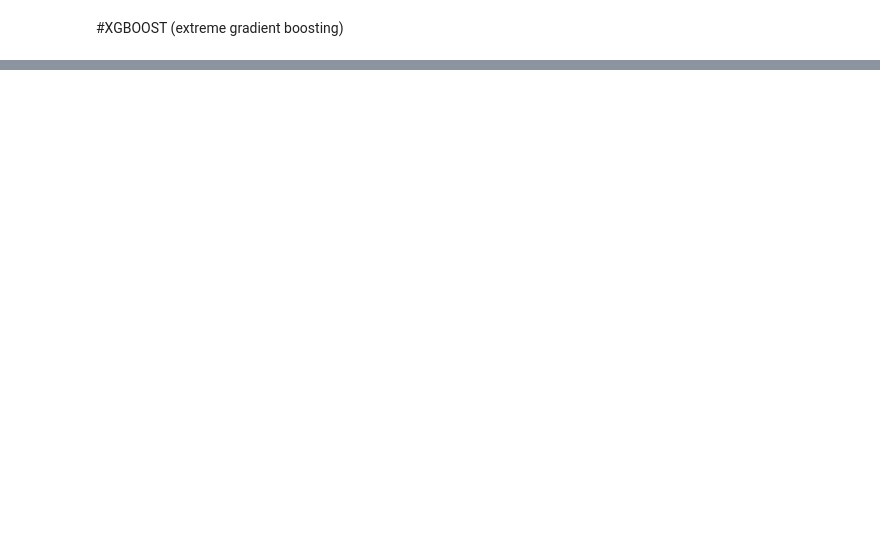
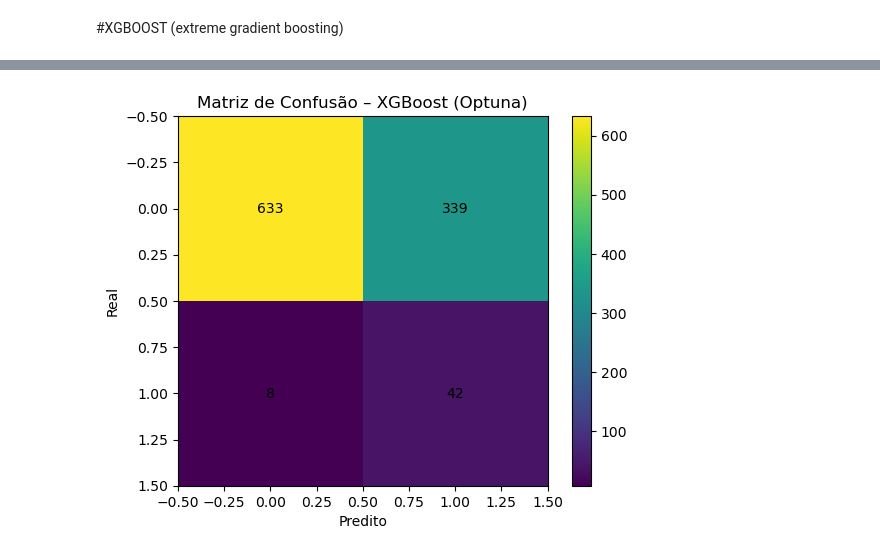
Before and after one commit to luiseduaardo/NeuroPrev, a Jupyter notebook: Stroke.ipynb, the cells around one changed output, grey strips where cells are left out. Saved outputs shown, nothing was run; the diff lists cells and outputs as text; code cells hidden in the pictures; blank space fills up the shorter version.

Commit message:
feat: Implementacao de optuna para buscar melhores hiperparametros no xgboost

```diff
--- a/Stroke.ipynb
+++ b/Stroke.ipynb
@@ -198,3 +208,5 @@ modelo_xgb = XGBClassifier(
     eval_metric='logloss',
     random_state=6
 )
+# %%
+modelo_xgb.fit(x_treino_blc, y_treino_blc)
@@ -200,0 +226,4 @@ modelo_xgb = XGBClassifier(
+# %%
+probas_xgb = modelo_xgb.predict_proba(x_teste)[:, 1]
+limiar = 0.09
+preds_xgb = (probas_xgb >= limiar).astype(int)
@@ -200,0 +406,7 @@ modelo_xgb = XGBClassifier(
+# %%
+#20 trials
+study = optuna.create_study(direction="maximize")
+study.optimize(objective, n_trials=20)
+
+print("Melhor recall:", study.best_value)
+study.best_params
@@ -200,0 +470,13 @@ modelo_xgb = XGBClassifier(
+# %%
+preds = modelo_final.predict(X_teste)
+probas = modelo_final.predict_proba(X_teste)[:, 1]
+
+print("Acurácia:", accuracy_score(y_teste, preds))
+print("Precisão (AVC):", precision_score(y_teste, preds))
+print("Recall (AVC):", recall_score(y_teste, preds))
+print("F1-score (AVC):", f1_score(y_teste, preds))
+print("ROC-AUC:", roc_auc_score(y_teste, probas))
+print("PR-AUC:", average_precision_score(y_teste, probas))
+
+print("\nClassification Report:\n")
+print(classification_report(y_teste, preds))
@@ -200,0 +501,17 @@ modelo_xgb = XGBClassifier(
+# %%
+cm = confusion_matrix(y_teste, preds)
+
+plt.figure()
+plt.imshow(cm)
+plt.title("Matriz de Confusão – XGBoost (Optuna)")
+plt.xlabel("Predito")
+plt.ylabel("Real")
+plt.colorbar()
+
+for i in range(cm.shape[0]):
+    for j in range(cm.shape[1]):
+        plt.text(j, i, cm[i, j], ha="center", va="center")
+
+plt.show()
+# %% [output]
+[figure, added]
```
Also changed, not shown: parts of 17 cells of this notebook.
